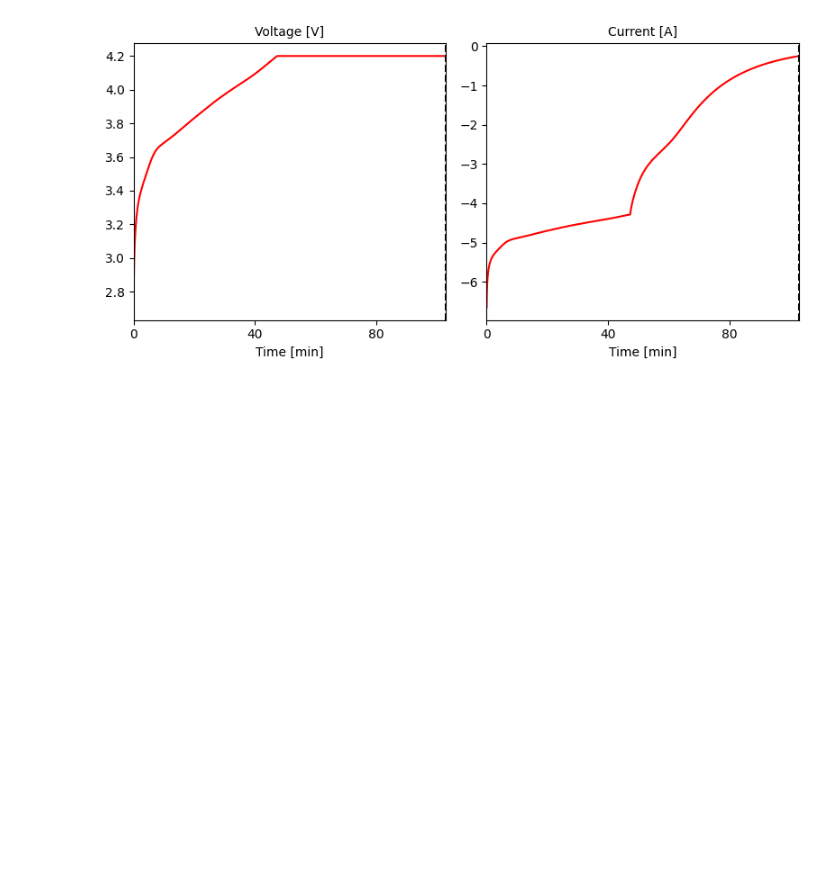
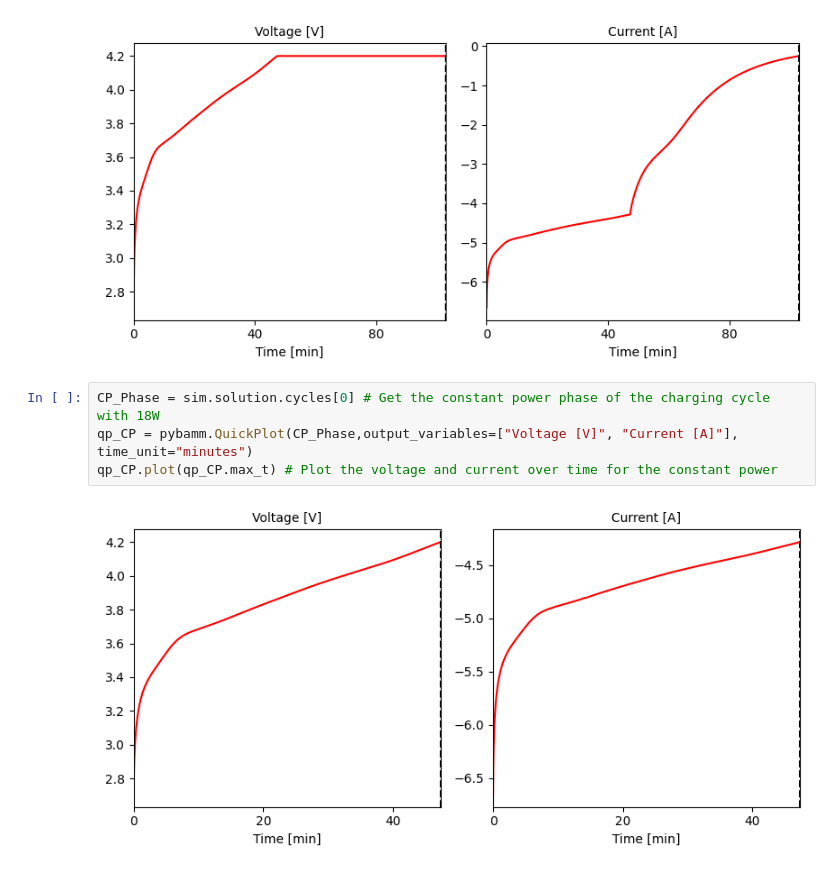
Before and after one commit to halbul01/Pybamm-Samples, a Jupyter notebook: 06_Run-Experiments_CPCV_03.ipynb, the cells around one changed output. Saved outputs shown, nothing was run; the diff lists cells and outputs as text; blank space fills up the shorter version.

Commit message:
CPCV Charging

```diff
--- a/06_Run-Experiments_CPCV_03.ipynb
+++ b/06_Run-Experiments_CPCV_03.ipynb
@@ -46,3 +46,9 @@ qp = pybamm.QuickPlot(sim.solution,output_variables=["Voltage [V]", "Current [A]
 qp.plot(qp.max_t) # Plot the voltage and current over time for the entire experiment
 # %% [output]
 [figure]
+# %%
+CP_Phase = sim.solution.cycles[0] # Get the constant power phase of the charging cycle with 18W
+qp_CP = pybamm.QuickPlot(CP_Phase,output_variables=["Voltage [V]", "Current [A]"], time_unit="minutes")
+qp_CP.plot(qp_CP.max_t) # Plot the voltage and current over time for the constant power
+# %% [output]
+[figure, added]
```
Also changed, not shown: parts of 1 cell of this notebook.
